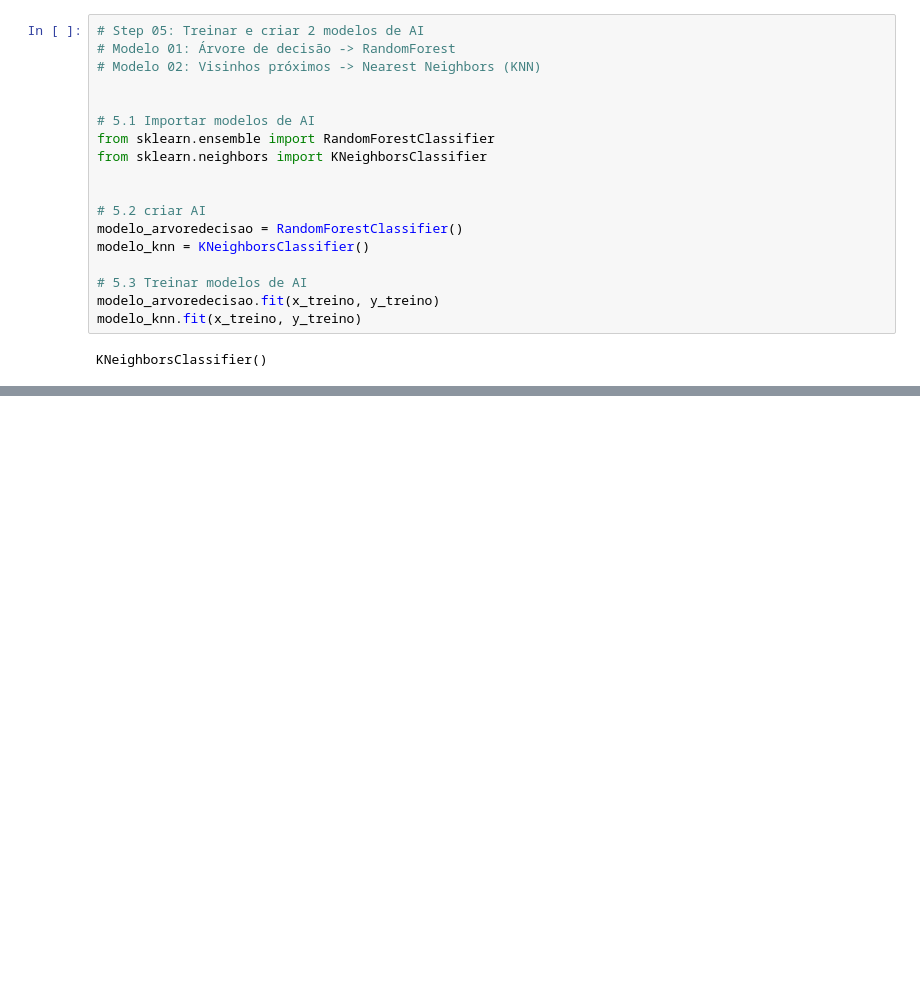
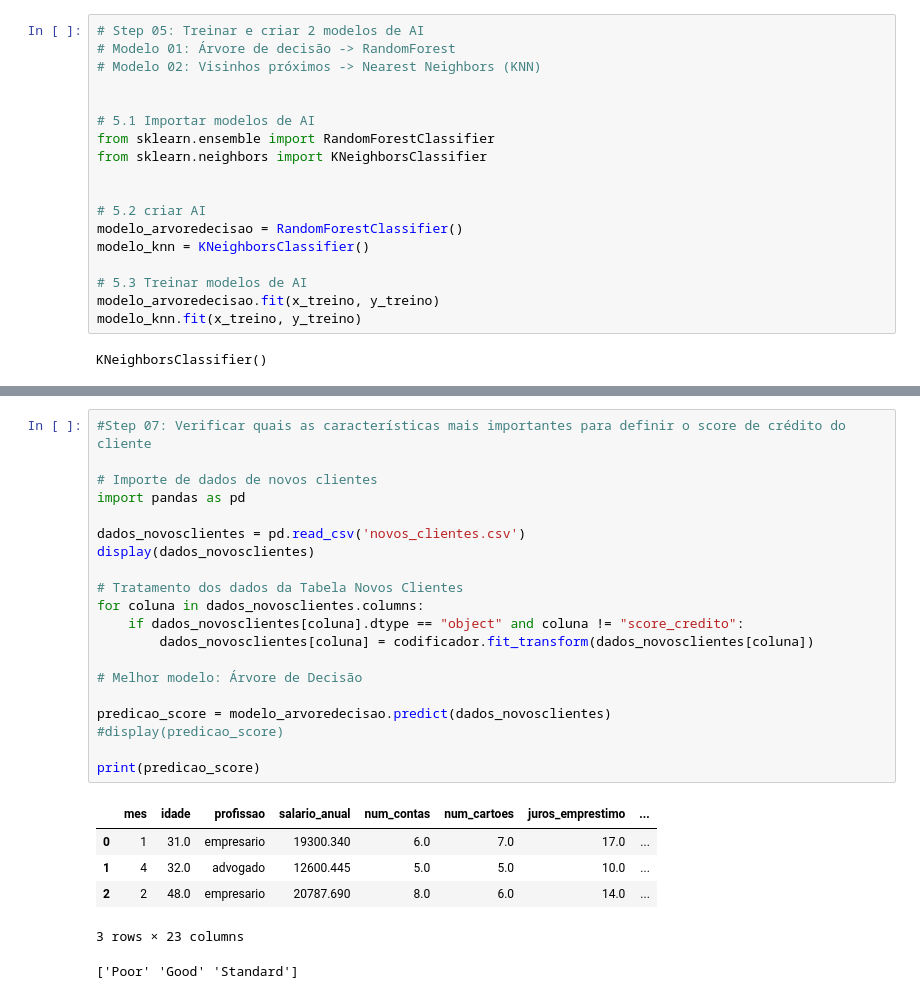
Before and after one commit to BalbinaRaquel/bank_PredictScoreAI, a Jupyter notebook: main.ipynb, the cells around one changed output, grey strips where cells are left out. Saved outputs shown, nothing was run; the diff lists cells and outputs as text; blank space fills up the shorter version.

Commit message:
Predição de Score de crédito de novos clientes

```diff
--- a/main.ipynb
+++ b/main.ipynb
@@ -204,0 +209,27 @@ Acurária do Modelo Vizinhos próximos (KNN):  73.24%
+# %%
+#Step 07: Verificar quais as características mais importantes para definir o score de crédito do cliente
+
+# Importe de dados de novos clientes
+import pandas as pd
+
+dados_novosclientes = pd.read_csv('novos_clientes.csv')
+display(dados_novosclientes)
+
+# Tratamento dos dados da Tabela Novos Clientes
+for coluna in dados_novosclientes.columns:
+    if dados_novosclientes[coluna].dtype == "object" and coluna != "score_credito":
+        dados_novosclientes[coluna] = codificador.fit_transform(dados_novosclientes[coluna])
+
+# Melhor modelo: Árvore de Decisão
+
+predicao_score = modelo_arvoredecisao.predict(dados_novosclientes)
+#display(predicao_score)
+
+print(predicao_score)
+# %% [output]
+|  | mes | idade | profissao | salario_anual | num_contas | num_cartoes | juros_emprestimo | ... |
+| 0 | 1 | 31.0 | empresario | 19300.340 | 6.0 | 7.0 | 17.0 | ... |
+| 1 | 4 | 32.0 | advogado | 12600.445 | 5.0 | 5.0 | 10.0 | ... |
+| 2 | 2 | 48.0 | empresario | 20787.690 | 8.0 | 6.0 | 14.0 | ... |
+3 rows × 23 columns
+['Poor' 'Good' 'Standard']
```
Also changed, not shown: parts of 5 cells of this notebook.
